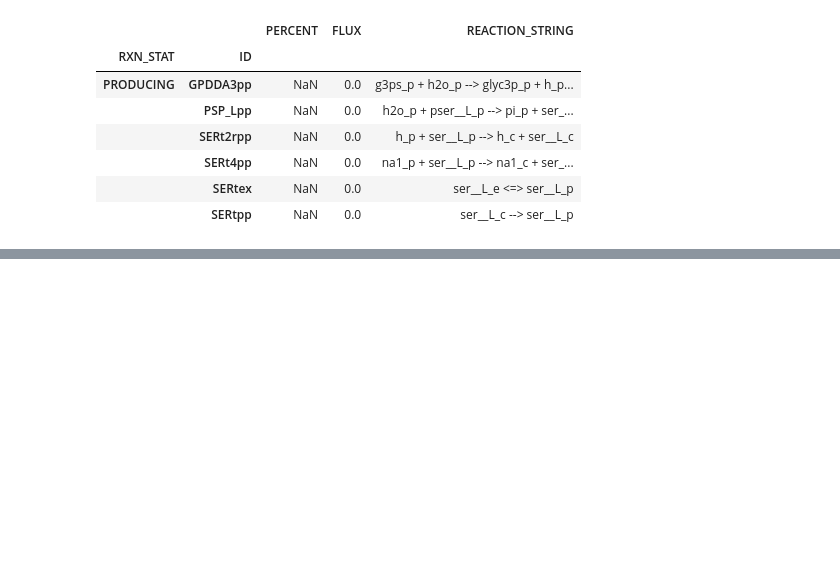
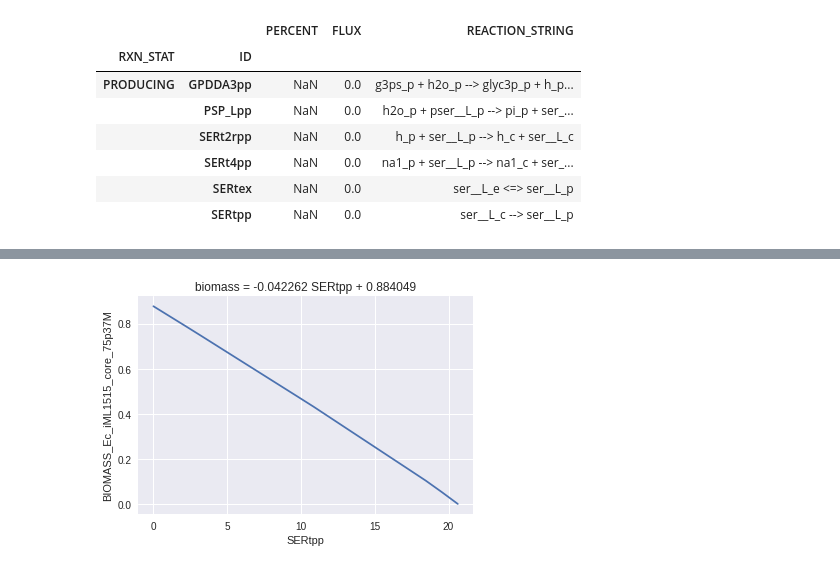
Before and after one commit to 27410/27410-2020-group-project-group-6, a Jupyter notebook: Gene_alterations.ipynb, the cells around one changed output, grey strips where cells are left out. Drawn from its saved outputs; the diff is of its cells as text; code cells hidden in the pictures; blank space fills up the shorter version.

```diff
--- a/Gene_alterations.ipynb
+++ b/Gene_alterations.ipynb
@@ -146,0 +167,15 @@ This is only possible when the uptake reactions SERt4pp and SERt2rpp are either
+# %%
+ppp_ser_exporter = production_envelope(altered_model,
+                    reactions=[altered_model.reactions.SERtpp],
+                    objective=altered_model.reactions.BIOMASS_Ec_iML1515_core_75p37M)
+# %%
+# Creating the trendline and plotting
+z = np.polyfit(ppp_ser_exporter['SERtpp'], ppp_ser_exporter['flux_maximum'], 1)
+p = np.poly1d(z)
+plt.plot(ppp_ser_exporter['SERtpp'],ppp_ser_exporter['flux_maximum'],'-')
+plt.ylabel('BIOMASS_Ec_iML1515_core_75p37M')
+plt.xlabel('SERtpp')
+plt.title("biomass = %.6f SERtpp + %.6f"%(z[0],z[1])) # trendline equation
+plt.show()
+# %% [output]
+[figure, added]
```
Also changed, not shown: parts of 13 cells of this notebook.
